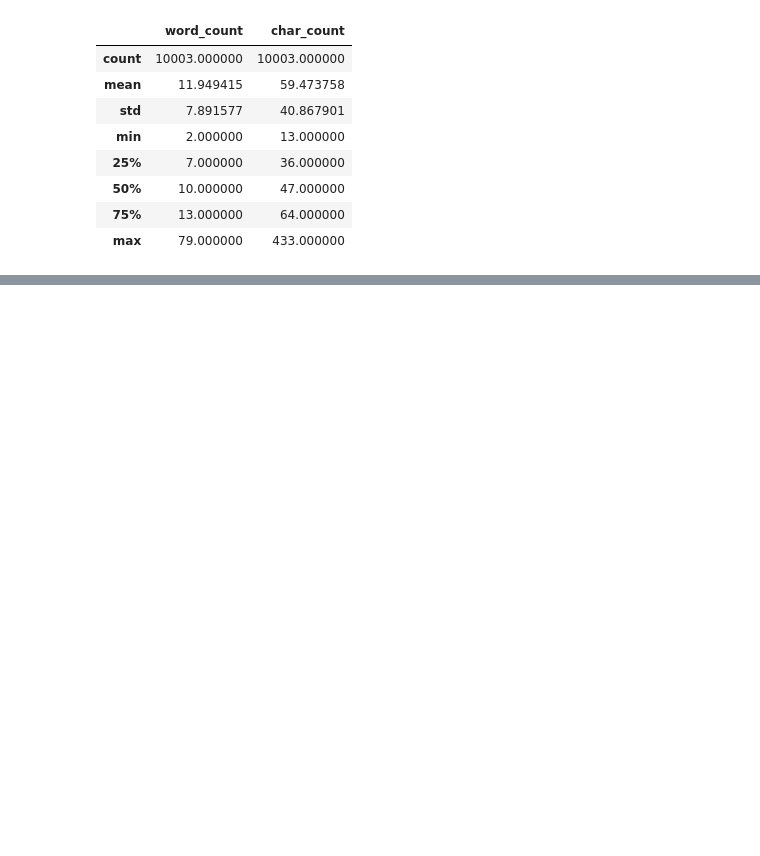
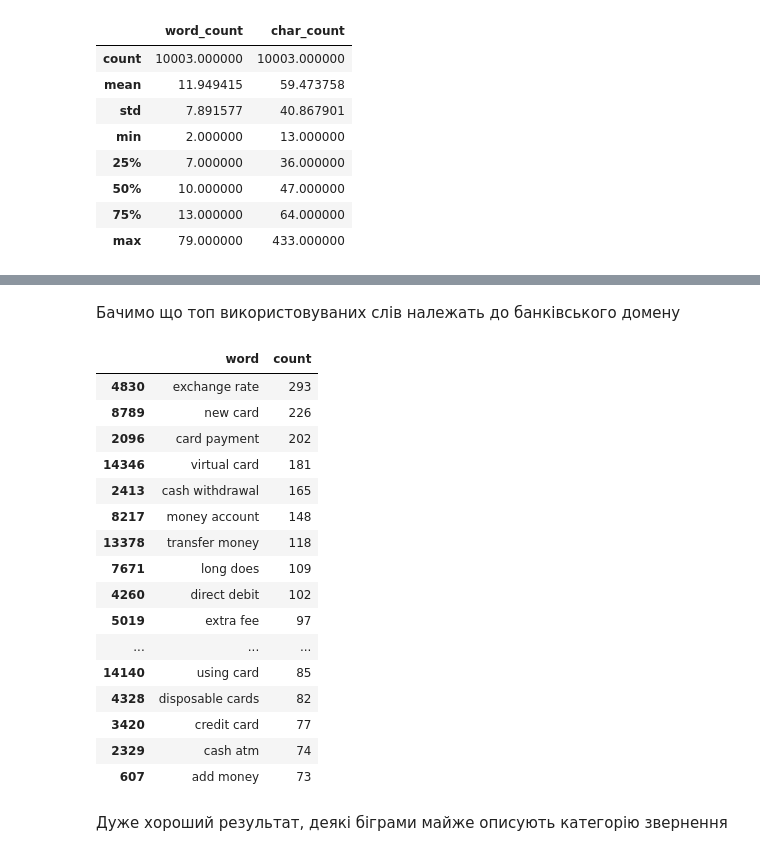
Before and after one commit to Oleg-FFF/banking-intent-classification, a Jupyter notebook: notebooks/01_EDA.ipynb, the cells around one changed output, grey strips where cells are left out. Saved outputs shown, nothing was run; the diff lists cells and outputs as text; code cells hidden in the pictures; blank space fills up the shorter version.

```diff
--- a/notebooks/01_EDA.ipynb
+++ b/notebooks/01_EDA.ipynb
@@ -196,0 +242,31 @@ df[
+# %% [markdown]
+Бачимо що топ використовуваних слів належать до банківського домену
+# %%
+vectorizer_bi = CountVectorizer(
+    stop_words='english',
+    ngram_range=(2,2)
+)
+
+df_train_bi = df['text']
+freq_bi = frequency_distribution(vectorizer_bi, df_train_bi)
+freq_bi.head(20)
+# %% [output]
+|  | word | count |
+| 4830 | exchange rate | 293 |
+| 8789 | new card | 226 |
+| 2096 | card payment | 202 |
+| 14346 | virtual card | 181 |
+| 2413 | cash withdrawal | 165 |
+| 8217 | money account | 148 |
+| 13378 | transfer money | 118 |
+| 7671 | long does | 109 |
+| 4260 | direct debit | 102 |
+| 5019 | extra fee | 97 |
+| ... | ... | ... |
+| 14140 | using card | 85 |
+| 4328 | disposable cards | 82 |
+| 3420 | credit card | 77 |
+| 2329 | cash atm | 74 |
+| 607 | add money | 73 |
+# %% [markdown]
+Дуже хороший результат, деякі біграми майже описують категорію звернення
```
Also changed, not shown: parts of 6 cells of this notebook.
